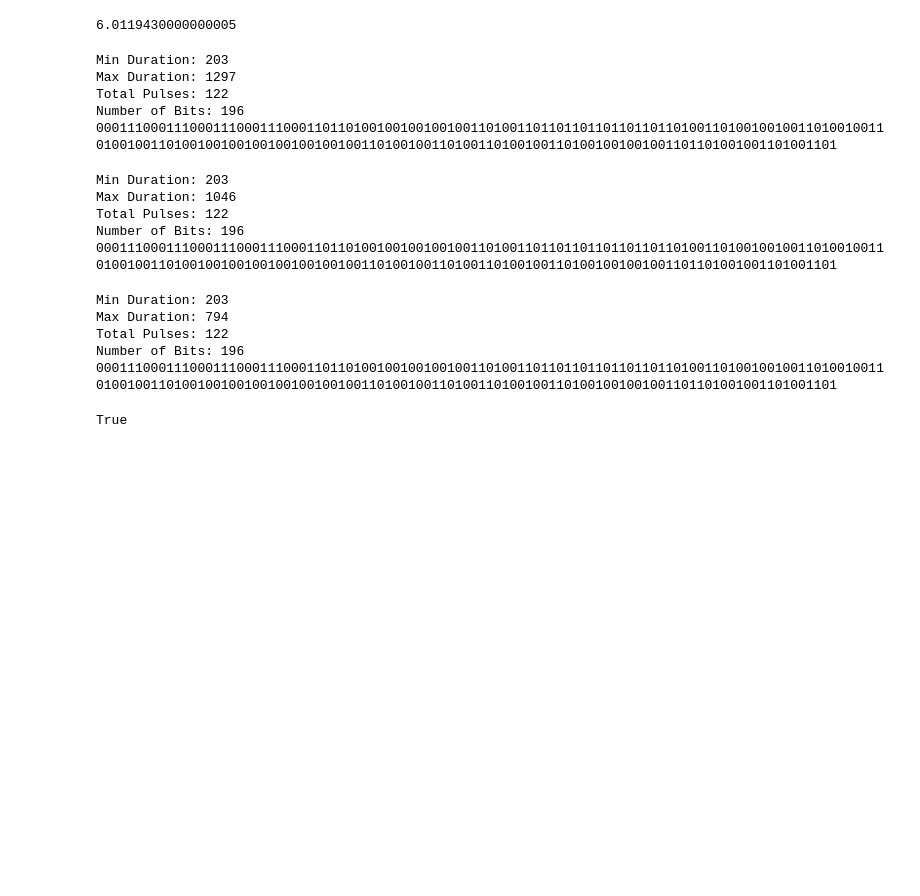
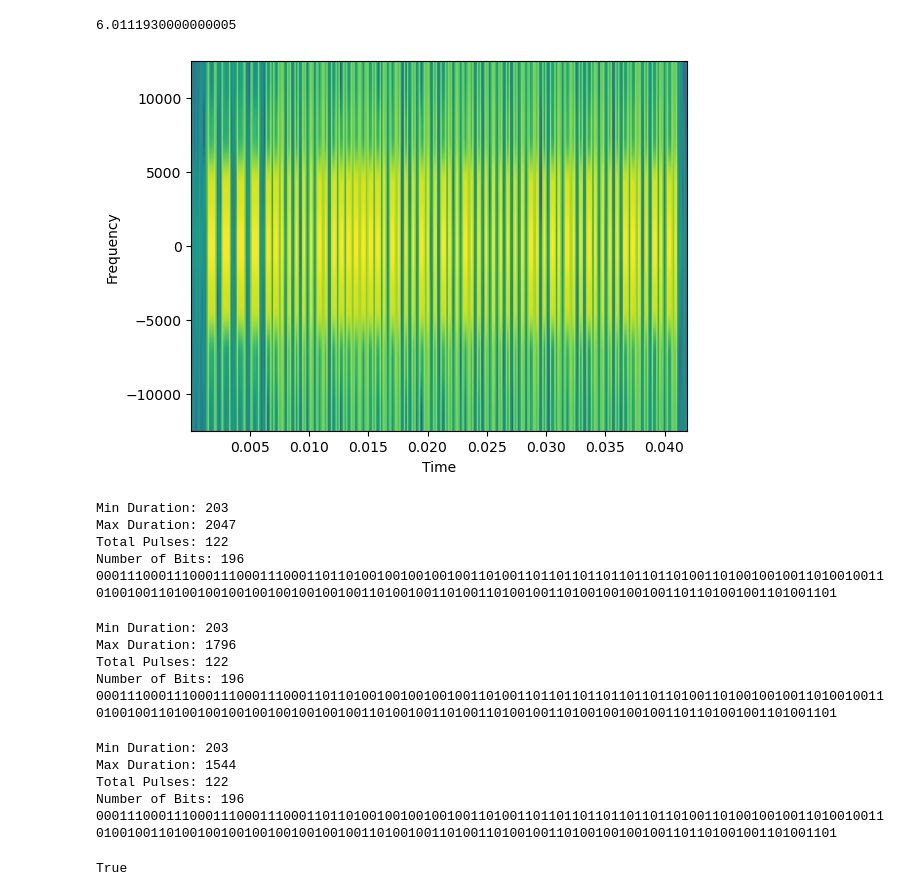
Before and after one commit to matthewself12/JupyterLabFiles, a Jupyter notebook: IQ_Analysis.ipynb, the cells around one changed output. Drawn from its saved outputs; the diff is of its cells as text; code cells hidden in the pictures; blank space fills up the shorter version.

```diff
--- a/IQ_Analysis.ipynb
+++ b/IQ_Analysis.ipynb
@@ -125,13 +125,13 @@ def compare_byteStrings(b1, b2, b3):
 # timeframe1 = np.where(np.logical_and(t>=6.012, t<=6.054))[0]
 # timeframe2 = np.where(np.logical_and(t>=6.05375, t<=6.09575))[0]
 # timeframe3 = np.where(np.logical_and(t>=6.0955, t<=6.1375))[0]
-startTime = (getStartTime(s)/Fs) - 0.00125
+startTime = (getStartTime(s)/Fs) - 0.002
 print(startTime)
 timeframe1 = np.where(np.logical_and(t>=startTime, t<=startTime+0.042))[0]
 timeframe2 = np.where(np.logical_and(t>=startTime+0.042, t<=startTime+0.084))[0]
 timeframe3 = np.where(np.logical_and(t>=startTime+0.084, t<=startTime+0.126))[0]
 # %% [output]
-6.0119430000000005
+6.0111930000000005
 # %%
 # # Make an IQ plot
 # plt.figure(figsize=(5,5))
@@ -144,18 +144,20 @@ timeframe3 = np.where(np.logical_and(t>=startTime+0.084, t<=startTime+0.126))[0]
 # plt.grid()
 # plt.show()
 # %%
-# plt.specgram(s[timeframe1], Fs=Fs)
-# plt.ylim(-12500,12500)
-# plt.xlabel('Time')
-# plt.ylabel('Frequency')
-# plt.show()
+plt.specgram(s[timeframe3], Fs=Fs)
+plt.ylim(-12500,12500)
+plt.xlabel('Time')
+plt.ylabel('Frequency')
+plt.show()
+# %% [output]
+[figure, added]
 # %%
 s_filtered1 = filterSignal(s, timeframe1, Fs)
 b1 = signal_to_data(s_filtered1)
 print(b1)
 # %% [output]
 Min Duration: 203
-Max Duration: 1297
+Max Duration: 2047
 Total Pulses: 122
 Number of Bits: 196
 0001110001110001110001110001101101001001001001001101001101101101101101101101001101001001001101001001101001001101001001001001001001001001101001001101001101001001101001001001001101101001001101001101
@@ -165,7 +167,7 @@ b2 = signal_to_data(s_filtered2)
 print(b2)
 # %% [output]
 Min Duration: 203
-Max Duration: 1046
+Max Duration: 1796
 Total Pulses: 122
 Number of Bits: 196
 0001110001110001110001110001101101001001001001001101001101101101101101101101001101001001001101001001101001001101001001001001001001001001101001001101001101001001101001001001001101101001001101001101
@@ -175,7 +177,7 @@ b3 = signal_to_data(s_filtered3)
 print(b3)
 # %% [output]
 Min Duration: 203
-Max Duration: 794
+Max Duration: 1544
 Total Pulses: 122
 Number of Bits: 196
 0001110001110001110001110001101101001001001001001101001101101101101101101101001101001001001101001001101001001101001001001001001001001001101001001101001101001001101001001001001101101001001101001101
```
